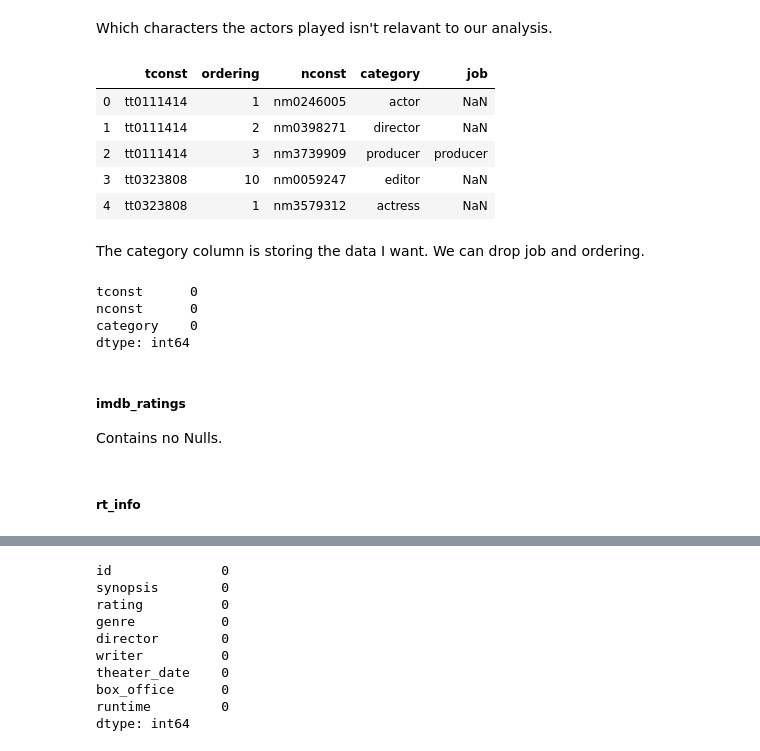
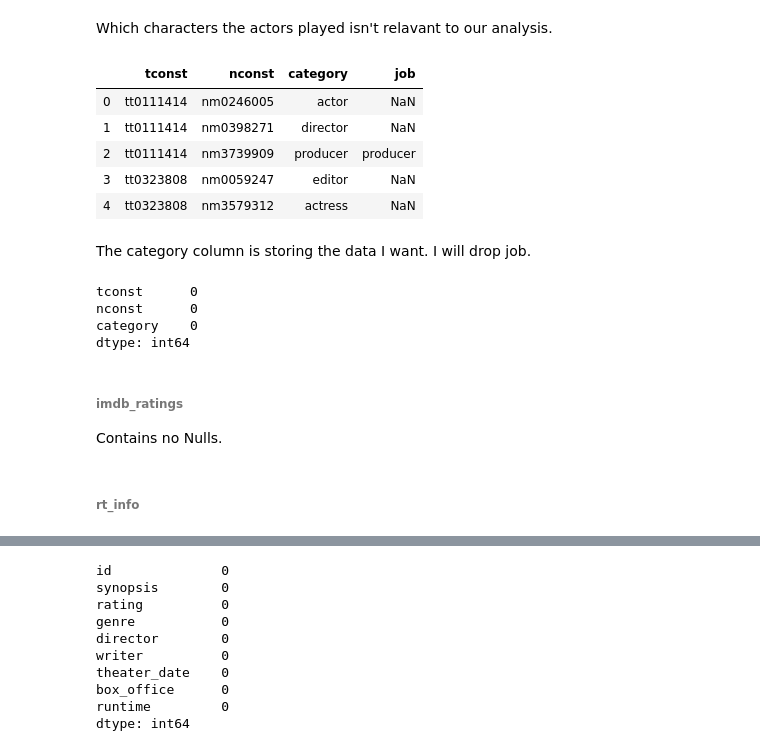
Before and after one commit to shsobieski/Build-a-Better-Blockbuster, a Jupyter notebook: datacleaning.ipynb, the cells around one changed output, grey strips where cells are left out. Saved outputs shown, nothing was run; the diff lists cells and outputs as text; code cells hidden in the pictures.

```diff
--- a/datacleaning.ipynb
+++ b/datacleaning.ipynb
@@ -468,16 +491,16 @@ dtype: int64
 # %% [markdown]
 Which characters the actors played isn't relavant to our analysis.
 # %%
-imdb_principals.drop('characters', axis=1, inplace=True)
+imdb_principals.drop(['characters','ordering'],
+                     axis=1, inplace=True)
+imdb_principals.head()
+# %% [output]
+|  | tconst | nconst | category | job |
+| 0 | tt0111414 | nm0246005 | actor | NaN |
+| 1 | tt0111414 | nm0398271 | director | NaN |
+| 2 | tt0111414 | nm3739909 | producer | producer |
+| 3 | tt0323808 | nm0059247 | editor | NaN |
+| 4 | tt0323808 | nm3579312 | actress | NaN |
-# %%
-imdb_principals.head()
-# %% [output]
-|  | tconst | ordering | nconst | category | job |
-| 0 | tt0111414 | 1 | nm0246005 | actor | NaN |
-| 1 | tt0111414 | 2 | nm0398271 | director | NaN |
-| 2 | tt0111414 | 3 | nm3739909 | producer | producer |
-| 3 | tt0323808 | 10 | nm0059247 | editor | NaN |
-| 4 | tt0323808 | 1 | nm3579312 | actress | NaN |
 # %% [markdown]
-The category column is storing the data I want. We can drop job and ordering.
+The category column is storing the data I want. I will drop job.
 # %%
@@ -489,7 +512,7 @@ nconst      0
 category    0
 dtype: int64
 # %% [markdown]
-##### imdb_ratings
+###### imdb_ratings
 Contains no Nulls.
 # %% [markdown]
-##### rt_info
+###### rt_info
```
Also changed, not shown: parts of 61 cells of this notebook, 1 other file.
